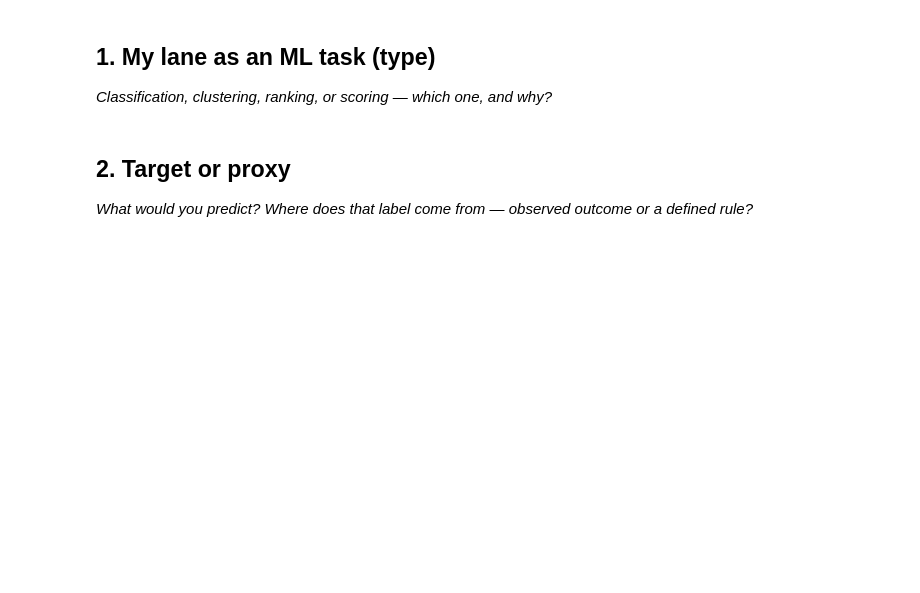
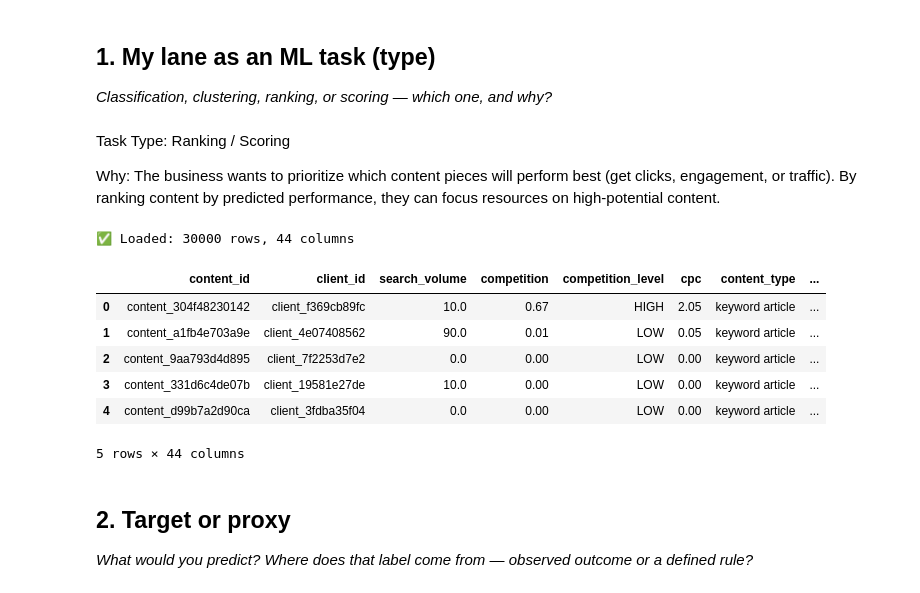
Before and after one commit to Hamza-Ali0719/FlyRank-ML-Internship, a Jupyter notebook: work/notebooks/w02_ml_task_framing.ipynb, the cells around one changed output. Cells and saved outputs as stored; diff of their text form; code cells hidden in the pictures; blank space fills up the shorter version.

```diff
--- a/work/notebooks/w02_ml_task_framing.ipynb
+++ b/work/notebooks/w02_ml_task_framing.ipynb
@@ -16,3 +13,26 @@ This skeleton is yours to fill. Work the sections **in order** — each one has
+# %% [markdown]
+Task Type: Ranking / Scoring
+
+Why: The business wants to prioritize which content pieces will perform best (get clicks, engagement, or traffic). By ranking content by predicted performance, they can focus resources on high-potential content.
+# %%
+import pandas as pd
+import numpy as np
+import matplotlib.pyplot as plt
+import seaborn as sns
+
+# Load the file (uploaded to /content)
+df = pd.read_csv("content_refresh_anonymized.csv")
+print(f"✅ Loaded: {df.shape[0]} rows, {df.shape[1]} columns")
+df.head()
+# %% [output]
+✅ Loaded: 30000 rows, 44 columns
+|  | content_id | client_id | search_volume | competition | competition_level | cpc | content_type | ... |
+| 0 | content_304f48230142 | client_f369cb89fc | 10.0 | 0.67 | HIGH | 2.05 | keyword article | ... |
+| 1 | content_a1fb4e703a9e | client_4e07408562 | 90.0 | 0.01 | LOW | 0.05 | keyword article | ... |
+| 2 | content_9aa793d4d895 | client_7f2253d7e2 | 0.0 | 0.00 | LOW | 0.00 | keyword article | ... |
+| 3 | content_331d6c4de07b | client_19581e27de | 10.0 | 0.00 | LOW | 0.00 | keyword article | ... |
+| 4 | content_d99b7a2d90ca | client_3fdba35f04 | 0.0 | 0.00 | LOW | 0.00 | keyword article | ... |
+5 rows × 44 columns
 # %% [markdown]
 ## 2. Target or proxy
 
```
Also changed, not shown: parts of 8 cells of this notebook.
